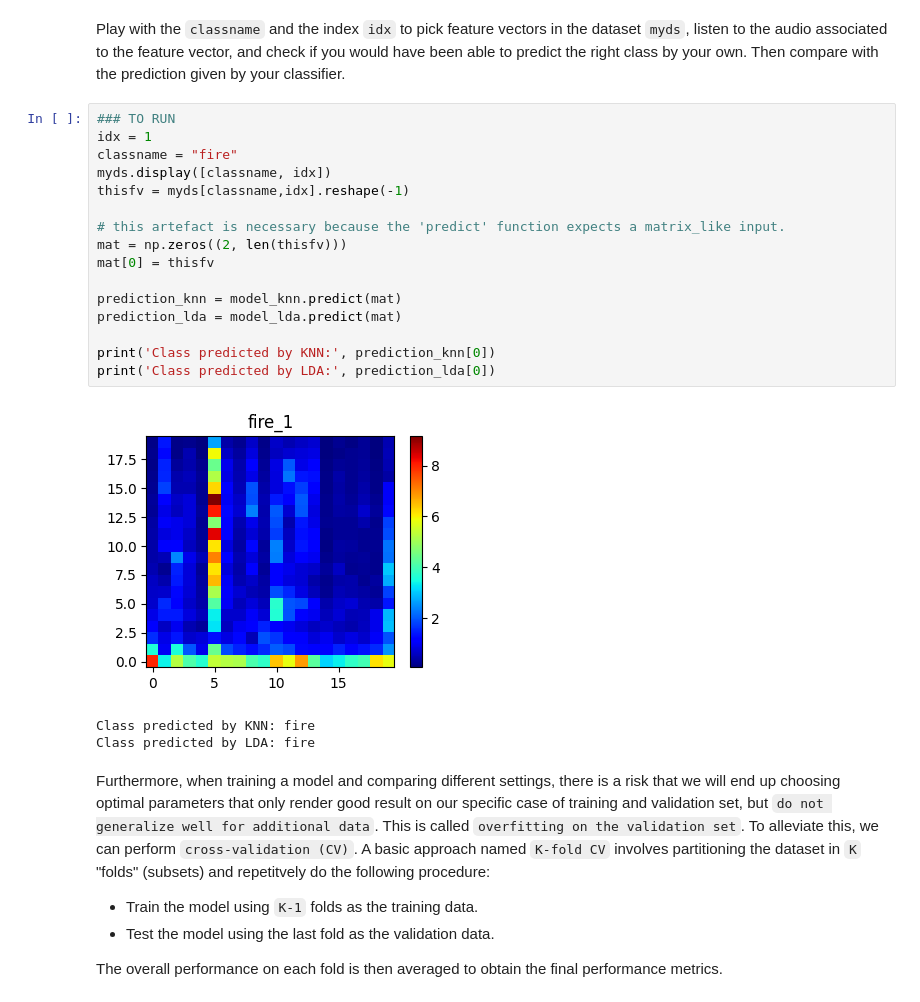
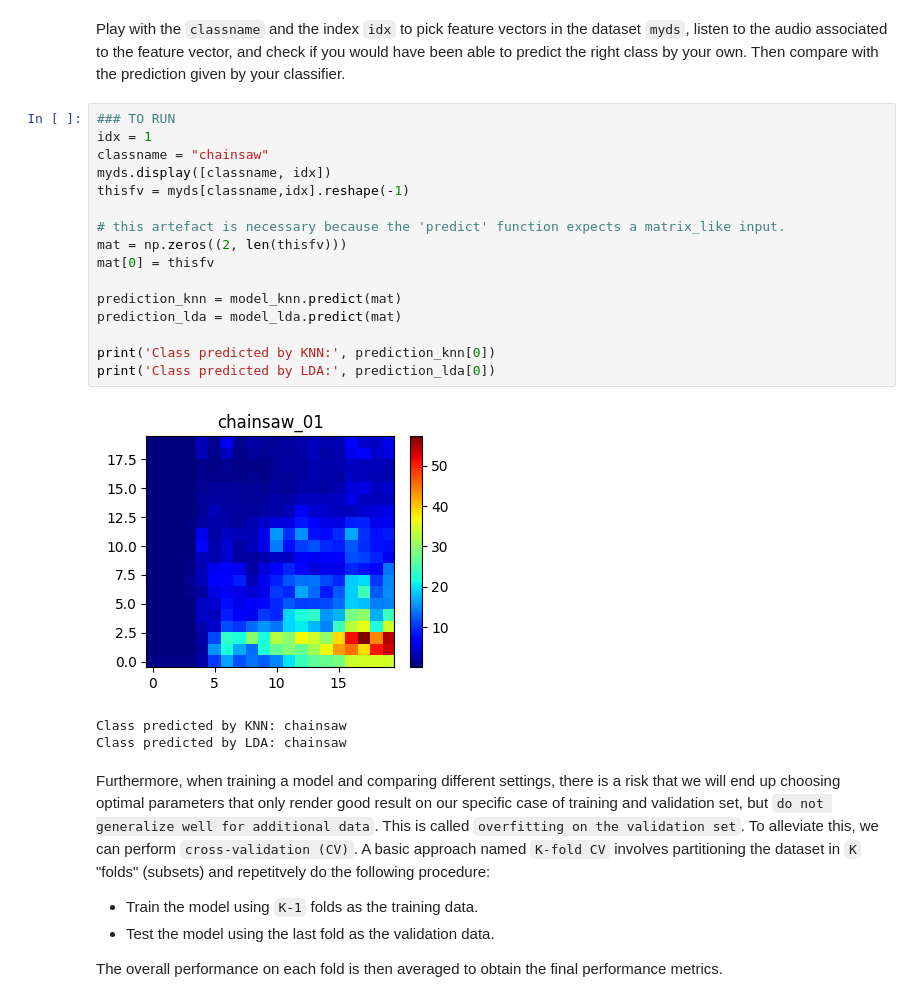
Before and after one commit to CamilleCl/lelec210X_GroupeF, a Jupyter notebook: classification/hands_on_classif2_audio.ipynb, the cells around one changed output. Saved outputs shown, nothing was run; the diff lists cells and outputs as text.

```diff
--- a/classification/hands_on_classif2_audio.ipynb
+++ b/classification/hands_on_classif2_audio.ipynb
@@ -178,23 +178,23 @@ Play with the ``classname`` and the index ``idx`` to pick feature vectors in the
 # %%
 ### TO RUN
 idx = 1
-classname = "fire"
+classname = "chainsaw"
 myds.display([classname, idx])
 thisfv = myds[classname,idx].reshape(-1)
 
 # this artefact is necessary because the 'predict' function expects a matrix_like input.
 mat = np.zeros((2, len(thisfv)))
 mat[0] = thisfv
 
 prediction_knn = model_knn.predict(mat)
 prediction_lda = model_lda.predict(mat)
 
 print('Class predicted by KNN:', prediction_knn[0])
 print('Class predicted by LDA:', prediction_lda[0])
 # %% [output]
-[figure, old version]
+[figure, new version]
-Class predicted by KNN: fire
-Class predicted by LDA: fire
+Class predicted by KNN: chainsaw
+Class predicted by LDA: chainsaw
 # %% [markdown]
 Furthermore, when training a model and comparing different settings, there is a risk that we will end up choosing optimal parameters that only render good result on our specific case of training and validation set, but ``do not generalize well for additional data``. This is called ``overfitting on the validation set``. To alleviate this, we can perform ``cross-validation (CV)``. A basic approach named ``K-fold CV`` involves partitioning the dataset in ``K`` "folds" (subsets) and repetitvely do the following procedure:
 
```
Also changed, not shown: parts of 3 cells of this notebook.
